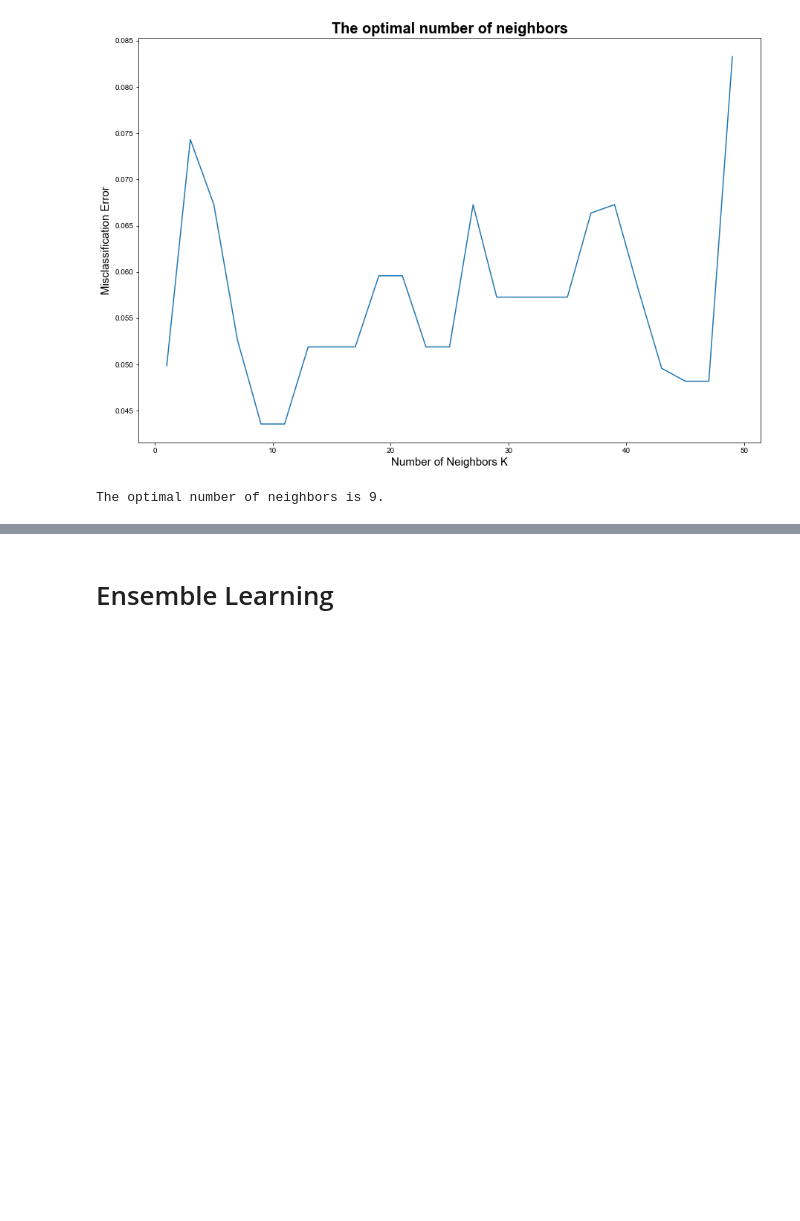
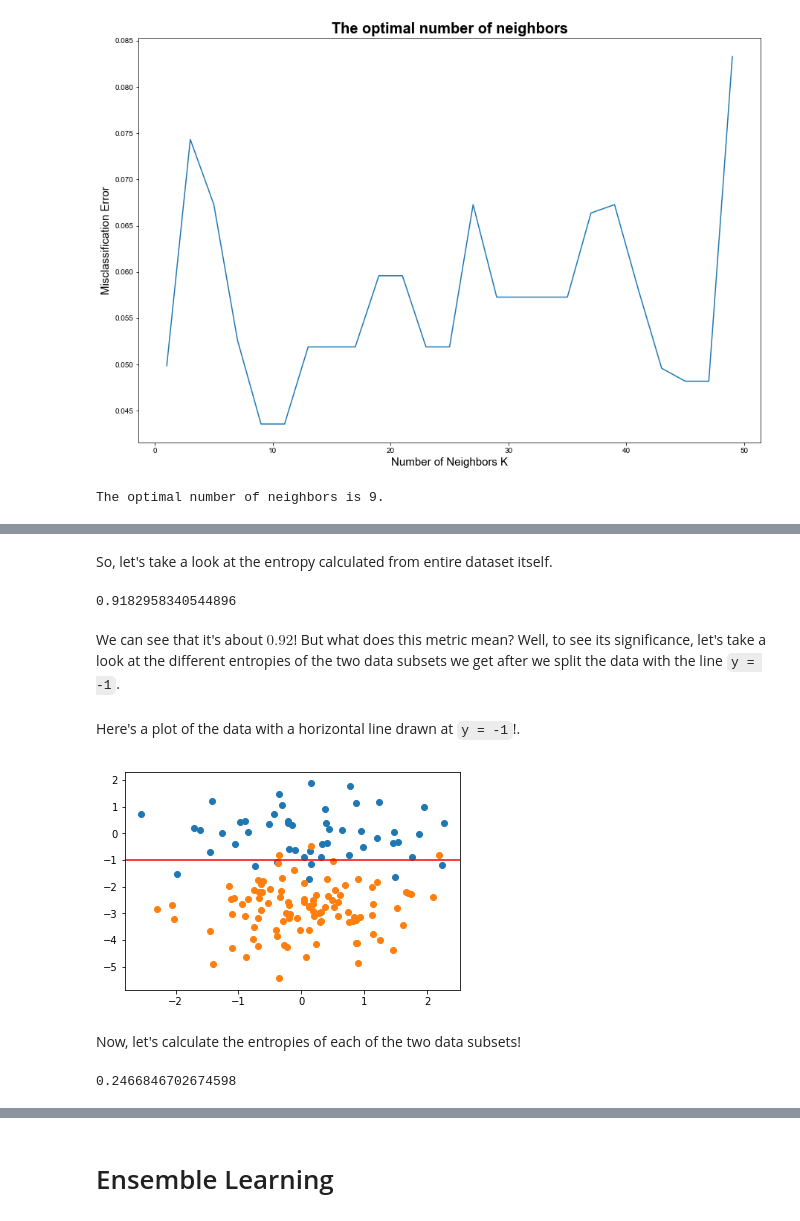
Before and after one commit to claalmve/susa-lecture-9, a Jupyter notebook: Lecture-9-FINAL.ipynb, the cells around one changed output, grey strips where cells are left out. Saved outputs shown, nothing was run; the diff lists cells and outputs as text; code cells hidden in the pictures; blank space fills up the shorter version.

```diff
--- a/Lecture-9-FINAL.ipynb
+++ b/Lecture-9-FINAL.ipynb
@@ -363,0 +441,12 @@ The optimal number of neighbors is 9.
+# %%
+import numpy as np
+import matplotlib.pyplot as plt
+
+rng0 = np.random.RandomState(0)
+rng1 = np.random.RandomState(1)
+x1 = rng0.randn(50)
+y1 = rng0.randn(50)
+x2 = rng1.randn(100)
+y2 = rng1.randn(100) - 3
+plt.scatter(x1, y1);
+plt.scatter(x2, y2);
@@ -363,0 +467,38 @@ The optimal number of neighbors is 9.
+# %% [markdown]
+So, let's take a look at the entropy calculated from entire dataset itself.
+# %%
+entropy([100/150, 50/150]) # 2/3 of the points are orange, 1/3 of the points are blue
+# %% [output]
+0.9182958340544896
+# %% [markdown]
+We can see that it's about $0.92$! But what does this metric mean? Well, to see its significance, let's take a look at the different entropies of the two data subsets we get after we split the data with the line `y = -1`.
+# %% [markdown]
+Here's a plot of the data with a horizontal line drawn at `y = -1`!.
+# %%
+plt.scatter(x1, y1);
+plt.scatter(x2, y2);
+plt.axhline(y=-1, color='red');
+# %% [output]
+[figure, added]
+# %% [markdown]
+Now, let's calculate the entropies of each of the two data subsets!
+# %%
+# Counting the number of orange and blue data points below the line y = 8.
+orange_count_below_neg1, blue_count_below_neg1 = 0, 0
+for y in y1:
+    if y < -1:
+        orange_count_below_neg1 += 1
+for y in y2:
+    if y < -1:
+        blue_count_below_neg1 += 1
+
+total_below_count = orange_count_below_neg1 + blue_count_below_neg1
+
+# Calculating the entropy of the subset with data points with y-values less than 8.
+bottom_entropy = entropy([orange_count_below_neg1 / total_below_count, blue_count_below_neg1 / total_below_count])
+
+# Calculating the entropy of the subset with respective to its proportion size
+bottom_entropy *= (total_below_count / 150) # 150 total data points
+bottom_entropy
+# %% [output]
+0.2466846702674598
```
Also changed, not shown: parts of 74 cells of this notebook, 2 other files.
